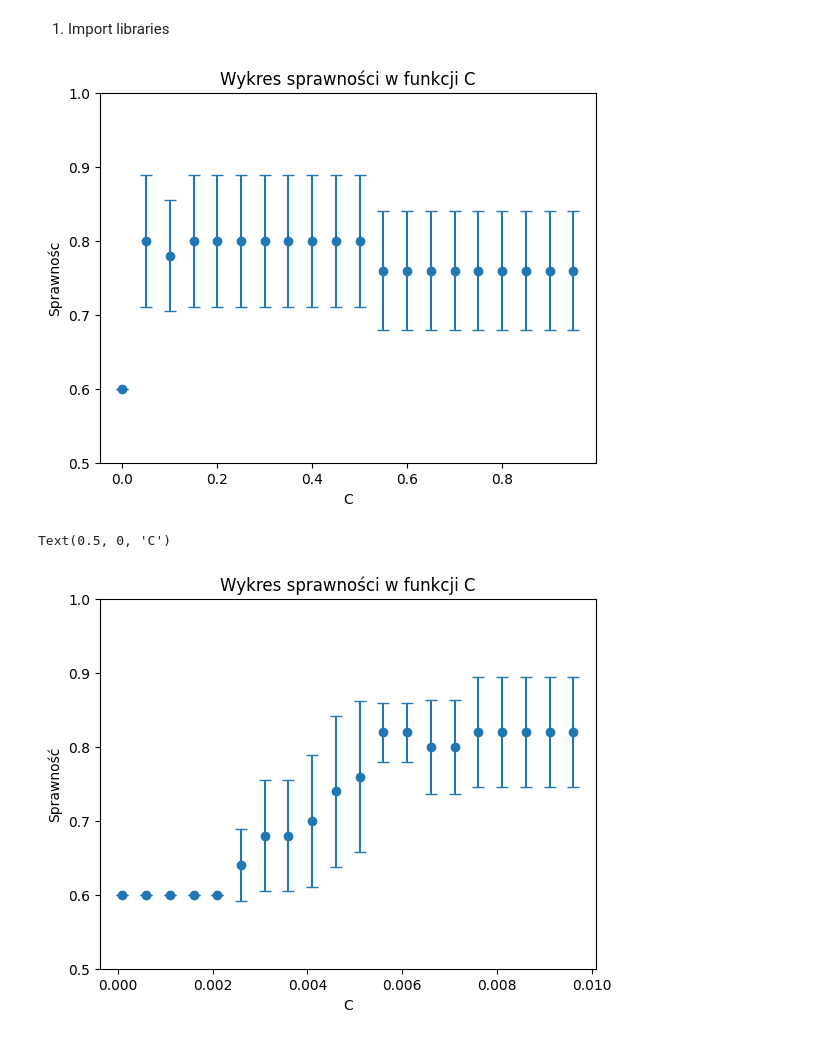
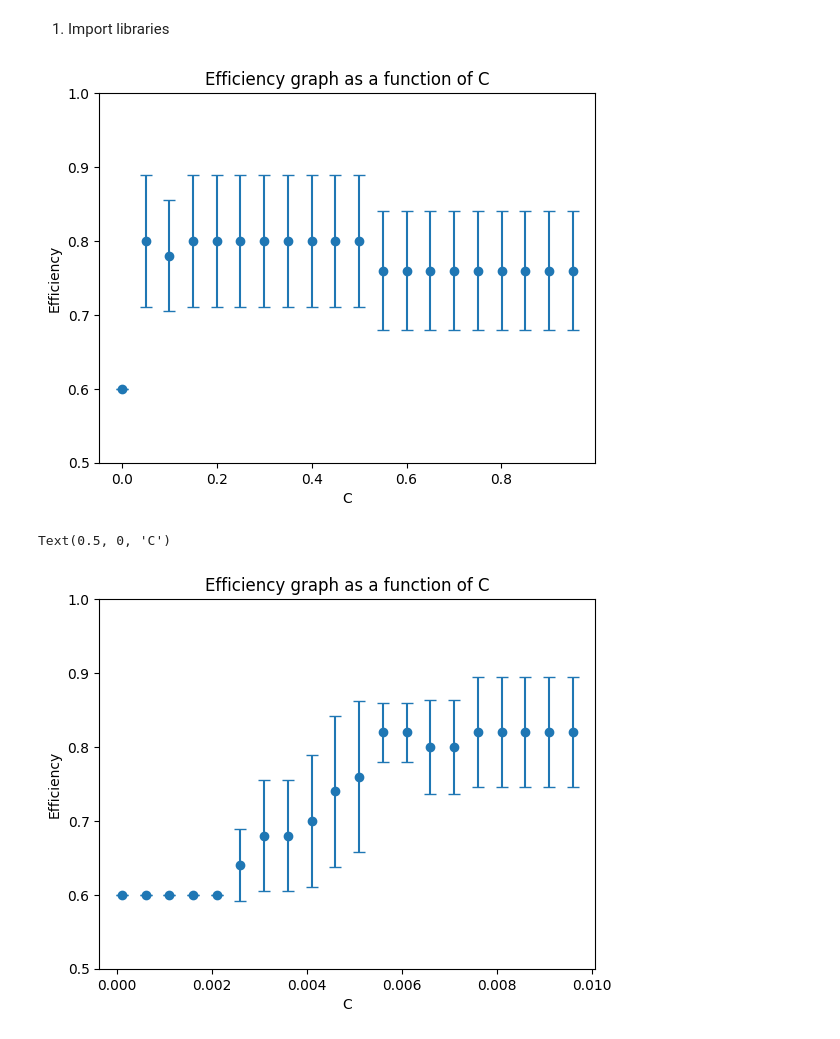
Before and after one commit to PaulaRudzka/Machine_Learning, a Jupyter notebook: Lab_6_SVM.ipynb, the cells around one changed output. Drawn from its saved outputs; the diff is of its cells as text; code cells hidden in the pictures.

```diff
--- a/Lab_6_SVM.ipynb
+++ b/Lab_6_SVM.ipynb
@@ -9,59 +9,56 @@ import matplotlib.pyplot as plt
 from sklearn import svm
 from sklearn.model_selection import GridSearchCV
 # %%
+# data (Gaussian distribution)
 def draw_data(n1, n2, m1, m2, S1, S2):
-
     data1 = np.random.multivariate_normal(m1, S1, n1)
     data2 = np.random.multivariate_normal(m2, S2, n2)
-
     data = np.concatenate((data1, data2), axis = 0)
     data = pd.DataFrame(data, columns=["x", "y"])
-
-    data["klasa"] = np.repeat([0, 1], [n1, n2])
-
+    data["group"] = np.repeat([0, 1], [n1, n2])
     return data
 
 
-m1, m2 = [-1, -1], [2, 2]
-S1 = [[4, 2], [2, 4]]
-n1, n2 = 30, 20
+m1, m2 = [-1, -1], [2, 2] #mean
+S1 = [[4, 2], [2, 4]] #covariance matrix
+n1, n2 = 30, 20 #number of points
 
 np.random.seed(129)
 data = draw_data(n1, n2, m1, m2, S1, S1)
 # %%
-#szukam odpowiedniego zakresu C, na którym widać największe zmiany, zaczynam od C<1
+#looking for the right parameter, starting with C << 1
 
 param_grid = {'C': np.arange(0.0001,1,0.05)}
 
 clf = svm.SVC(kernel = "linear")
 
 clf_grid = GridSearchCV(clf, param_grid)
-clf_grid.fit(data[["x", "y"]], data.klasa)
+clf_grid.fit(data[["x", "y"]], data.group)
 
 plt.errorbar(param_grid["C"], clf_grid.cv_results_["mean_test_score"], clf_grid.cv_results_["std_test_score"], fmt="o", capsize=4)
 plt.ylim(0.5, 1)
-plt.title('Wykres sprawności w funkcji C')
-plt.ylabel('Sprawnośc')
+plt.title('Efficiency graph as a function of C')
+plt.ylabel('Efficiency')
 plt.xlabel('C')
 plt.show()
 
-### widzę, że największe zmiany zachodzą dla <0.01, wykonam gridsearch drugi raz dla tego zakresu
+# I choose to focus on values < 0.1
 # %% [output]
-[figure, old version]
+[figure, new version]
 # %%
 param_grid = {'C': np.arange(0.0001,0.01,0.0005)}
 
 clf = svm.SVC(kernel = "linear")
 
 clf_grid = GridSearchCV(clf, param_grid)
-clf_grid.fit(data[["x", "y"]], data.klasa)
+clf_grid.fit(data[["x", "y"]], data.group)
 
 plt.errorbar(param_grid["C"], clf_grid.cv_results_["mean_test_score"], clf_grid.cv_results_["std_test_score"], fmt="o", capsize=4)
 plt.ylim(0.5, 1)
-plt.title('Wykres sprawności w funkcji C')
-plt.ylabel('Sprawność')
+plt.title('Efficiency graph as a function of C')
+plt.ylabel('Efficiency')
 plt.xlabel('C')
 # %% [output]
 Text(0.5, 0, 'C')
-[figure, old version]
+[figure, new version]
 # %%
```
Also changed, not shown: parts of 3 cells of this notebook, 4 other files.
